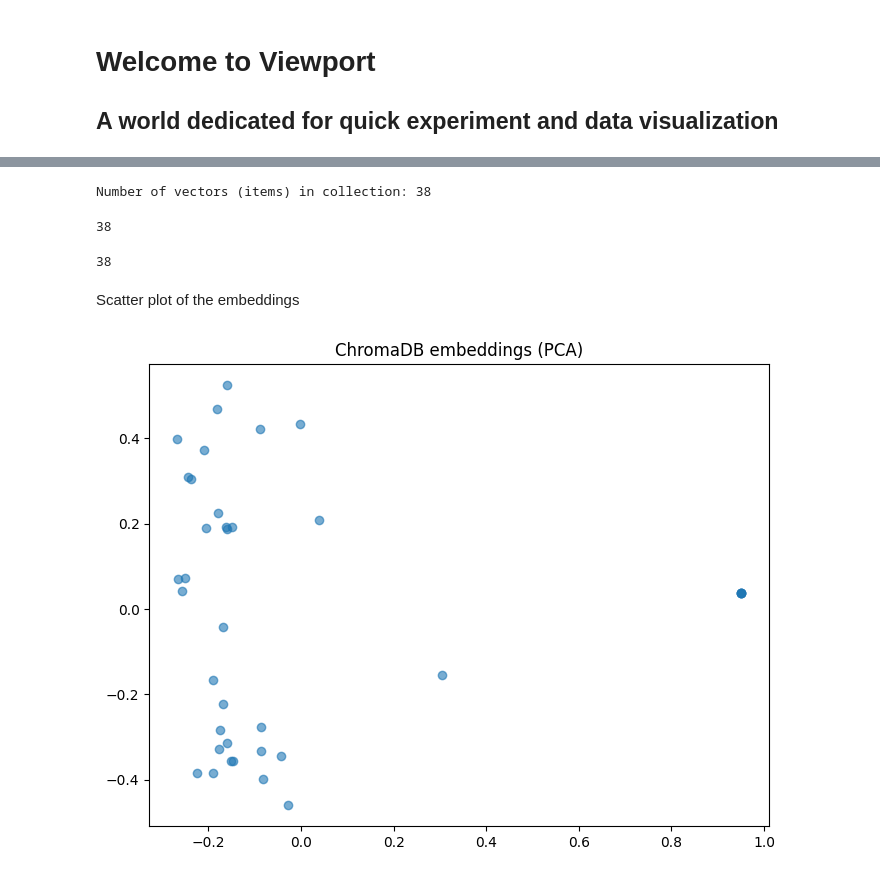
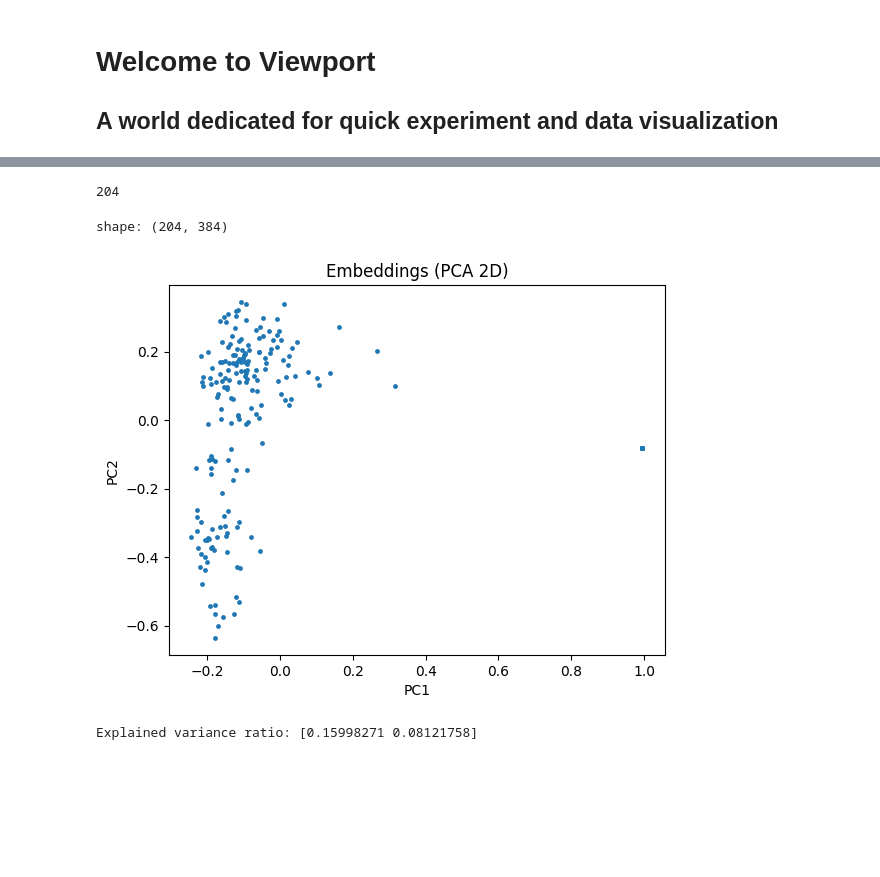
Before and after one commit to Sir-Cyborg/veritas-proj, a Jupyter notebook: visualization.ipynb, the cells around one changed output, grey strips where cells are left out. Drawn from its saved outputs; the diff is of its cells as text; code cells hidden in the pictures; blank space fills up the shorter version.

```diff
--- a/visualization.ipynb
+++ b/visualization.ipynb
@@ -12,46 +10,37 @@ import chromadb
 
 chroma_client = chromadb.PersistentClient(path="./chroma_db")
 collection = chroma_client.get_collection("policy_procedures")
+data = collection.get( include=["embeddings", "metadatas", "documents"] )
 
-data = collection.get(
-    include=["embeddings", "metadatas", "documents"]
-)
-
-n = collection.count()
-print("Number of vectors (items) in collection:", n)
+len(data["documents"])
 # %% [output]
-Number of vectors (items) in collection: 38
+204
-# %%
-n = collection.count()
-data = collection.get(include=["embeddings","metadatas","documents"], limit=5000, offset=0)
-
-print(len(data["ids"]))
-# %% [output]
-38
-# %%
-embeddings = data["embeddings"]
-documents = data["documents"]
-metadatas = data["metadatas"]
-ids = data["ids"]
-len(ids)
-# %% [output]
-38
-# %% [markdown]
-Scatter plot of the embeddings
+# %%
+import numpy as np
+
+emb = data["embeddings"]          # lista di liste
+ids = data["ids"]
+metas = data.get("metadatas", None)
+
+X = np.array(emb, dtype=np.float32)
+print("shape:", X.shape)          # (n_points, dim)
+# %% [output]
+shape: (204, 384)
 # %%
-import numpy as np
+from sklearn.decomposition import PCA
 import matplotlib.pyplot as plt
-from sklearn.decomposition import PCA
 
-X = np.array(embeddings)
+pca = PCA(n_components=2, random_state=0)
+X2 = pca.fit_transform(X)
 
-pca = PCA(n_components=2)
-X_2d = pca.fit_transform(X)
+plt.figure()
+plt.scatter(X2[:,0], X2[:,1], s=6)
+plt.title("Embeddings (PCA 2D)")
+plt.xlabel("PC1"); plt.ylabel("PC2")
+plt.show()
 
-plt.figure(figsize=(8,6))
-plt.scatter(X_2d[:,0], X_2d[:,1], alpha=0.6)
-plt.title("ChromaDB embeddings (PCA)")
-plt.show()
+print("Explained variance ratio:", pca.explained_variance_ratio_)
 # %% [output]
-[figure, old version]
+[figure, new version]
+Explained variance ratio: [0.15998271 0.08121758]
 # %%
```
Also changed, not shown: parts of 5 cells of this notebook, 3 other files.
